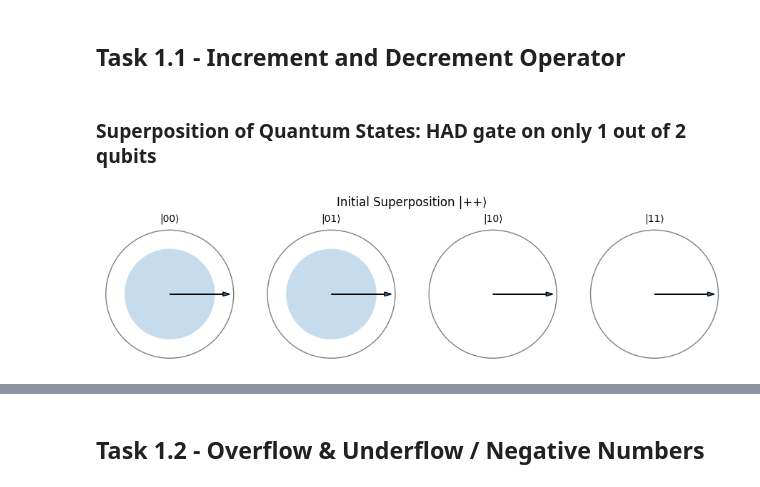
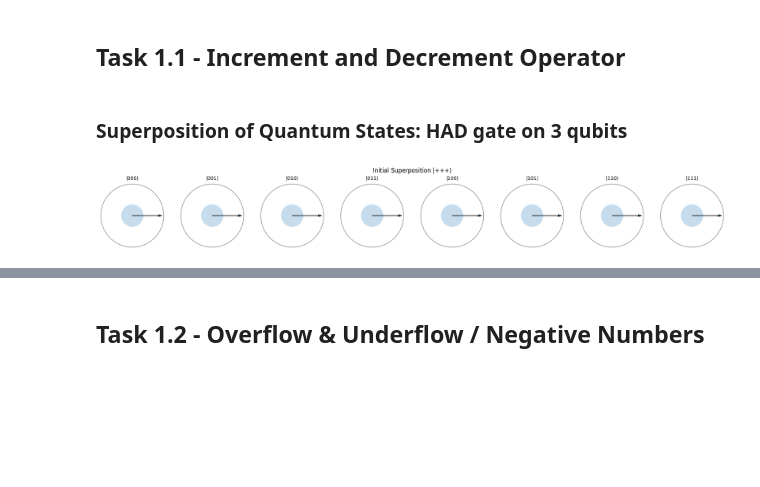
Before and after one commit to btanagho/dd2367Project, a Jupyter notebook: Assignments/Assignment3_Group3.ipynb, the cells around one changed output, grey strips where cells are left out. Drawn from its saved outputs; the diff is of its cells as text; code cells hidden in the pictures; blank space fills up the shorter version.

```diff
--- a/Assignments/Assignment3_Group3.ipynb
+++ b/Assignments/Assignment3_Group3.ipynb
@@ -32,24 +32,20 @@ class QubitSystem:
         n_qubits = int(round(math.log2(n_states)))
         if 2**n_qubits != n_states:
             raise ValueError("Length must be a power of 2.")
-        # Defensive normalization (harmless if already normalized)
         norm = np.linalg.norm(sv)
         if norm != 0 and not np.isclose(norm, 1.0):
             sv = sv / norm
-
         self.n_qubits = n_qubits
         self.n_states = n_states
-        self.amps  = sv
-        self.prob  = np.abs(sv)**2
+        self.amps = sv
+        self.prob = np.abs(sv)**2
         self.phase = np.angle(sv)
 
     def viz_circle(self, max_cols: int = 8, figsize_scale: float = 2.3):
         cols = max(1, min(max_cols, self.n_states))
         rows = int(math.ceil(self.n_states / cols))
-
         fig, axes = plt.subplots(
-            rows, cols,
-            figsize=(cols*figsize_scale, rows*(figsize_scale+0.2))
+            rows, cols, figsize=(cols*figsize_scale, rows*(figsize_scale+0.2))
         )
         axes = np.atleast_2d(axes)
 
@@ -67,14 +63,10 @@ class QubitSystem:
                 ax.set_visible(False)
                 continue
 
-            # Outer reference circle
             ax.add_patch(plt.Circle((0.5, 0.5), 0.48, fill=False, lw=1.0, alpha=0.5))
-
-            # Filled disk: radius ∝ sqrt(probability) so area ∝ probability
             radius = 0.48 * np.sqrt(self.prob[idx])
             ax.add_patch(plt.Circle((0.5, 0.5), radius, alpha=0.25))
 
-            # Phase arrow
             angle = self.phase[idx]
             L = 0.45
             x2 = 0.5 + L * np.cos(angle)
@@ -87,17 +79,29 @@ class QubitSystem:
         fig.suptitle(self.label, fontsize=12)
         plt.tight_layout()
         plt.show()
+
+
+def decrement_impl() -> QuantumCircuit:
+    qc = QuantumCircuit(3, name="INC")
+    qc.x(0)
+    qc.cx(0, 1)
+    qc.ccx(0, 1, 2)
+    return qc
+
+def increment_impl() -> QuantumCircuit:
+    qc = QuantumCircuit(3, name="DEC")
+    qc.ccx(0, 1, 2)
+    qc.cx(0, 1)
+    qc.x(0)
+    return qc
 # %% [markdown]
-### Superposition of Quantum States: HAD gate on only 1 out of 2 qubits
+### Superposition of Quantum States: HAD gate on 3 qubits
 # %%
-# create superposition on 1 qubit
-qc = QuantumCircuit(2)
-qc.h(0)         # Hadamard: only qubit 0 in superposition
-qc.draw("text")
+#create superposition of all 3-qubit states
+qc_super = QuantumCircuit(3)
+qc_super.h([0, 1, 2])  # Hadamard on all qubits
 
-# Convert to statevector
-sv = sv_from_circ(qc)
-qs = QubitSystem(sv, label="Initial Superposition |++⟩")
-qs.viz_circle()
+sv = sv_from_circ(qc_super)
+QubitSystem(sv, label="Initial Superposition |+++⟩").viz_circle()
 # %% [output]
-[figure, old version]
+[figure, new version]
```
Also changed, not shown: parts of 48 cells of this notebook.
